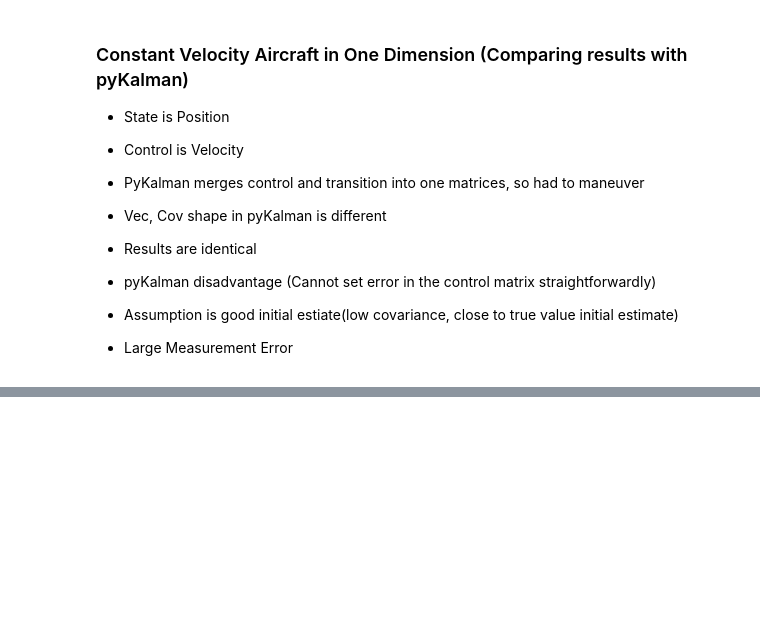
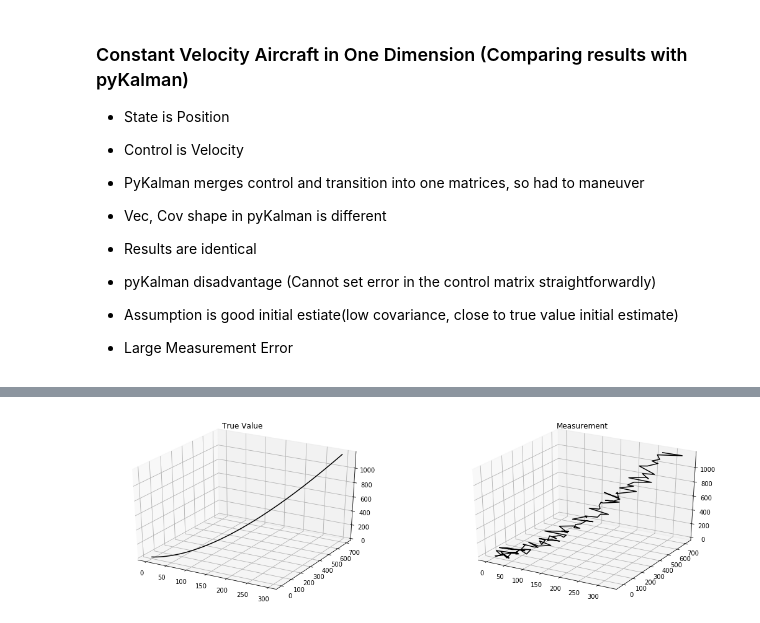
Before and after one commit to johnsoong216/trackingfilters, a Jupyter notebook: Development.ipynb, the cells around one changed output, grey strips where cells are left out. Saved outputs shown, nothing was run; the diff lists cells and outputs as text; code cells hidden in the pictures; blank space fills up the shorter version.

```diff
--- a/Development.ipynb
+++ b/Development.ipynb
@@ -535,0 +703,41 @@ res_df['KALMAN_ERROR'].mean(), res_df['KALMAN_ERROR'].std()
+# %%
+num_moves = 100
+# %%
+#np.array([0,0,0,3,2,1, 0, 0.1, 0.22])
+true_velocity = \
+    np.transpose(
+        np.arange(0, num_moves, 1) * np.array([0,0.1,0.22]).reshape(-1,1) + \
+    np.concatenate((
+        np.full(fill_value=3,shape=(1, num_moves)),
+        np.full(fill_value=2,shape=(1, num_moves)),
+        np.full(fill_value=1,shape=(1, num_moves))
+    ),axis=0)
+    )
+# %%
+true_position =  np.zeros(shape=(num_moves,3))
+for i in range(1,len(true_position)):
+    true_position[i] = true_position[i-1] + true_velocity[i] + 0.5 * np.array([0,0.1,0.22])
+# %%
+measurements = true_position + measure_var * np.random.randn(num_moves * 3).reshape(num_moves,3)
+# %%
+%matplotlib inline
+fig = plt.figure(figsize=(18,12))
+ax = fig.add_subplot(221, projection='3d')
+xline = np.take(true_position, indices=[0], axis=1).reshape(-1);
+yline = np.take(true_position, indices=[1], axis=1).reshape(-1);
+zline = np.take(true_position, indices=[2], axis=1).reshape(-1);
+ax.plot3D(xline, yline, zline, 'black')
+ax.set_title("True Value");
+
+ax = fig.add_subplot(222, projection='3d')
+xline = np.take(measurements, indices=[0], axis=1).reshape(-1);
+yline = np.take(measurements, indices=[1], axis=1).reshape(-1);
+zline = np.take(measurements, indices=[2], axis=1).reshape(-1);
+
+ax.plot3D(xline, yline, zline, 'black');
+ax.set_title("Measurement");
+
+
+plt.show()
+# %% [output]
+[figure, added]
```
Also changed, not shown: parts of 38 cells of this notebook.
